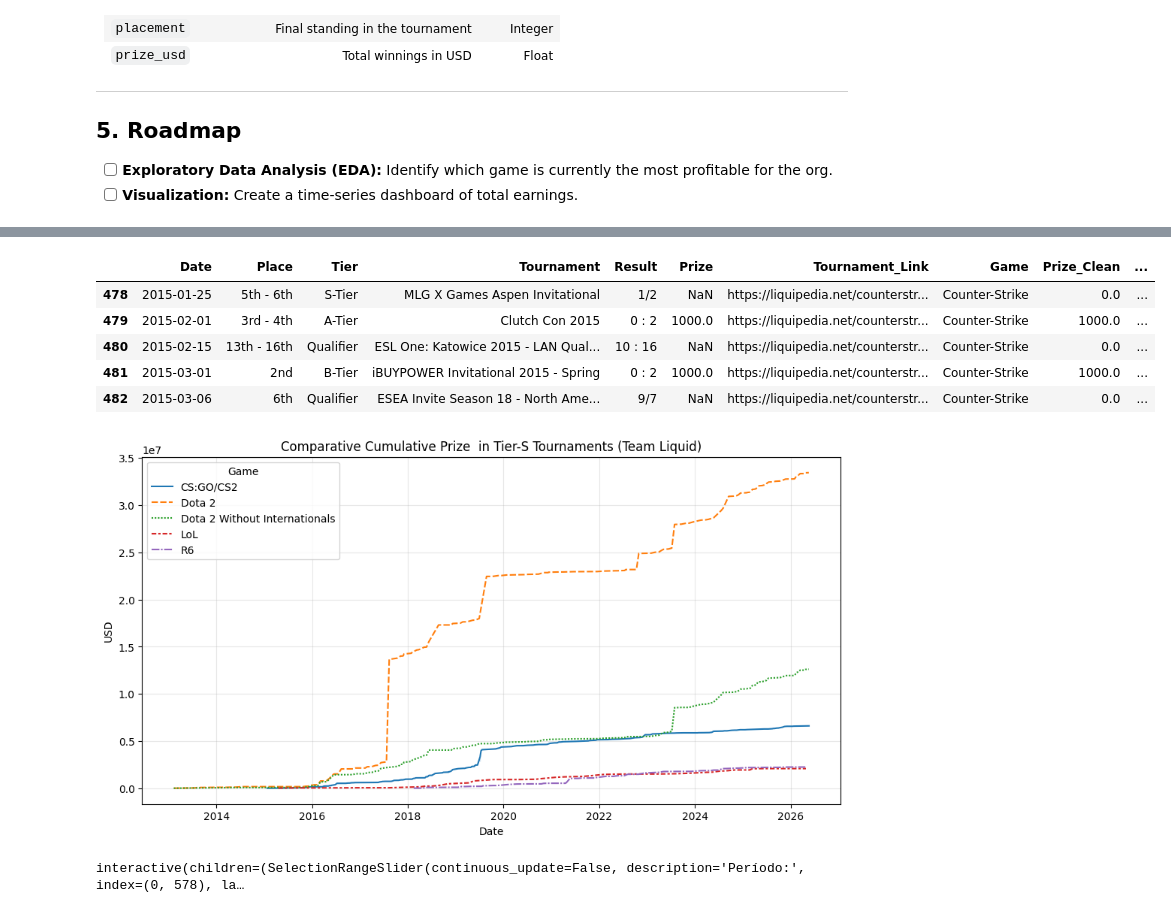
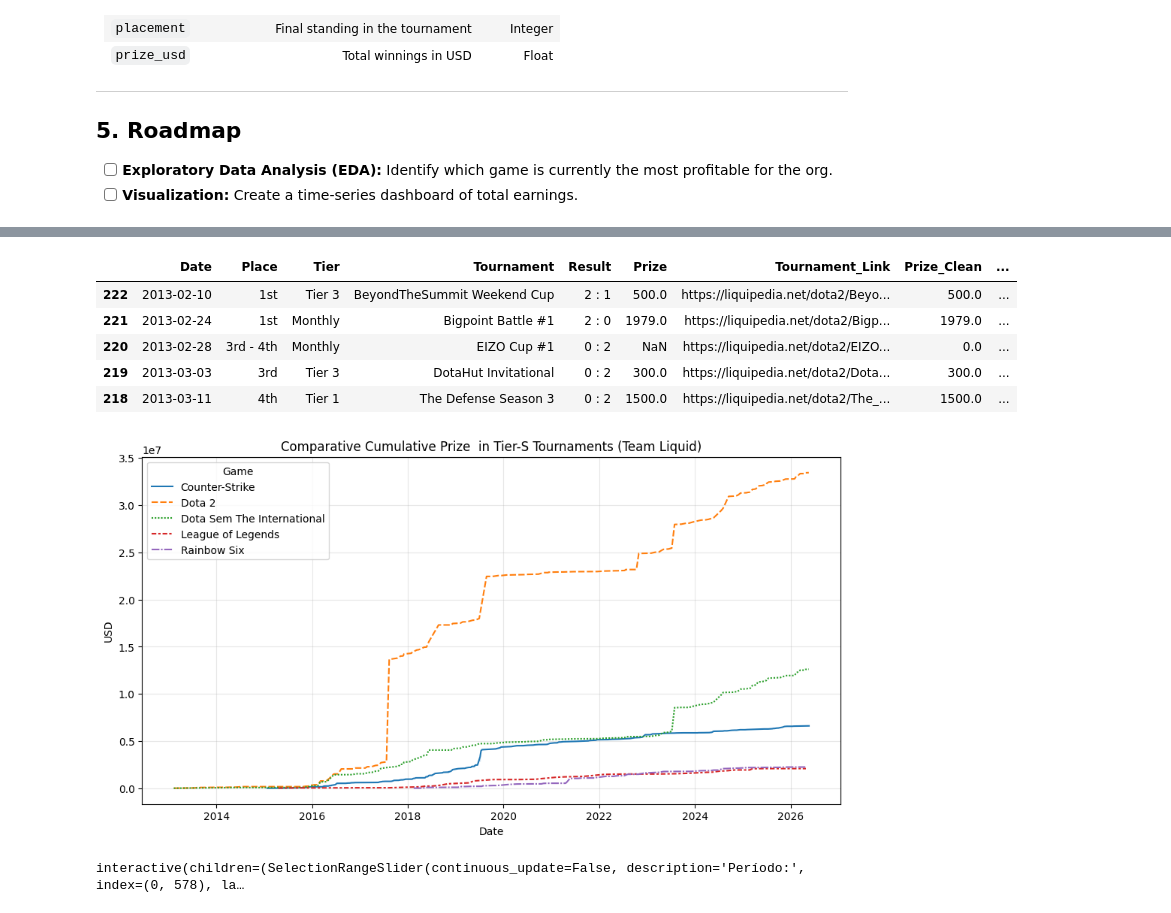
Before and after one commit to AlbertButzke/BrincadeiraComDados, a Jupyter notebook: CounterStrike/Team_Liquid.ipynb, the cells around one changed output, grey strips where cells are left out. Cells and saved outputs as stored; diff of their text form; code cells hidden in the pictures.

Commit message:
Arrumando dataframe

```diff
--- a/CounterStrike/Team_Liquid.ipynb
+++ b/CounterStrike/Team_Liquid.ipynb
@@ -244,7 +245,8 @@ Liquid_rainbow6['Prize_Clean'] = (
 Liquid_rainbow6 = Liquid_rainbow6.sort_values('Date')
 Liquid_rainbow6['Cumulative_Prize'] = Liquid_rainbow6['Prize_Clean'].cumsum() #Cumulative sum for the filtered DataFrame
 
-
+Liquid_dota_filtered.drop('Game', axis=1, inplace=True)
+Liquid_dota_filtered['Game'] = 'Dota 2 Sem The International'
 dfs = [Liquid_dota, Liquid_dota_filtered, Liquid_lol, Liquid_csgo, Liquid_rainbow6]
 
 df_liquid = pd.concat(dfs, ignore_index=True)
@@ -263,13 +278,13 @@ See the caveats in the documentation: https://pandas.pydata.org/pandas-docs/stab
 # %%
 
-df_liquid.head()
+Liquid_dota_filtered.head()
 # %% [output]
-|  | Date | Place | Tier | Tournament | Result | Prize | Tournament_Link | Game | Prize_Clean | ... |
-| 478 | 2015-01-25 | 5th - 6th | S-Tier | MLG X Games Aspen Invitational | 1/2 | NaN | https://liquipedia.net/counterstr... | Counter-Strike | 0.0 | ... |
-| 479 | 2015-02-01 | 3rd - 4th | A-Tier | Clutch Con 2015 | 0 : 2 | 1000.0 | https://liquipedia.net/counterstr... | Counter-Strike | 1000.0 | ... |
-| 480 | 2015-02-15 | 13th - 16th | Qualifier | ESL One: Katowice 2015 - LAN Qual... | 10 : 16 | NaN | https://liquipedia.net/counterstr... | Counter-Strike | 0.0 | ... |
-| 481 | 2015-03-01 | 2nd | B-Tier | iBUYPOWER Invitational 2015 - Spring | 0 : 2 | 1000.0 | https://liquipedia.net/counterstr... | Counter-Strike | 1000.0 | ... |
-| 482 | 2015-03-06 | 6th | Qualifier | ESEA Invite Season 18 - North Ame... | 9/7 | NaN | https://liquipedia.net/counterstr... | Counter-Strike | 0.0 | ... |
+|  | Date | Place | Tier | Tournament | Result | Prize | Tournament_Link | Prize_Clean | ... |
+| 222 | 2013-02-10 | 1st | Tier 3 | BeyondTheSummit Weekend Cup | 2 : 1 | 500.0 | https://liquipedia.net/dota2/Beyo... | 500.0 | ... |
+| 221 | 2013-02-24 | 1st | Monthly | Bigpoint Battle #1 | 2 : 0 | 1979.0 | https://liquipedia.net/dota2/Bigp... | 1979.0 | ... |
+| 220 | 2013-02-28 | 3rd - 4th | Monthly | EIZO Cup #1 | 0 : 2 | NaN | https://liquipedia.net/dota2/EIZO... | 0.0 | ... |
+| 219 | 2013-03-03 | 3rd | Tier 3 | DotaHut Invitational | 0 : 2 | 300.0 | https://liquipedia.net/dota2/Dota... | 300.0 | ... |
+| 218 | 2013-03-11 | 4th | Tier 1 | The Defense Season 3 | 0 : 2 | 1500.0 | https://liquipedia.net/dota2/The_... | 1500.0 | ... |
 # %%
 df_liquid.to_csv("liquid_data.csv")
 # %%
@@ -284,7 +299,7 @@ plt.ylabel('USD')
 plt.grid(True, alpha=0.3)
 plt.show()
 # %% [output]
-[figure, old version]
+[figure, new version]
 # %%
 import ipywidgets as widgets
 from IPython.display import display, clear_output
```
Also changed, not shown: parts of 4 cells of this notebook, 2 other files.
